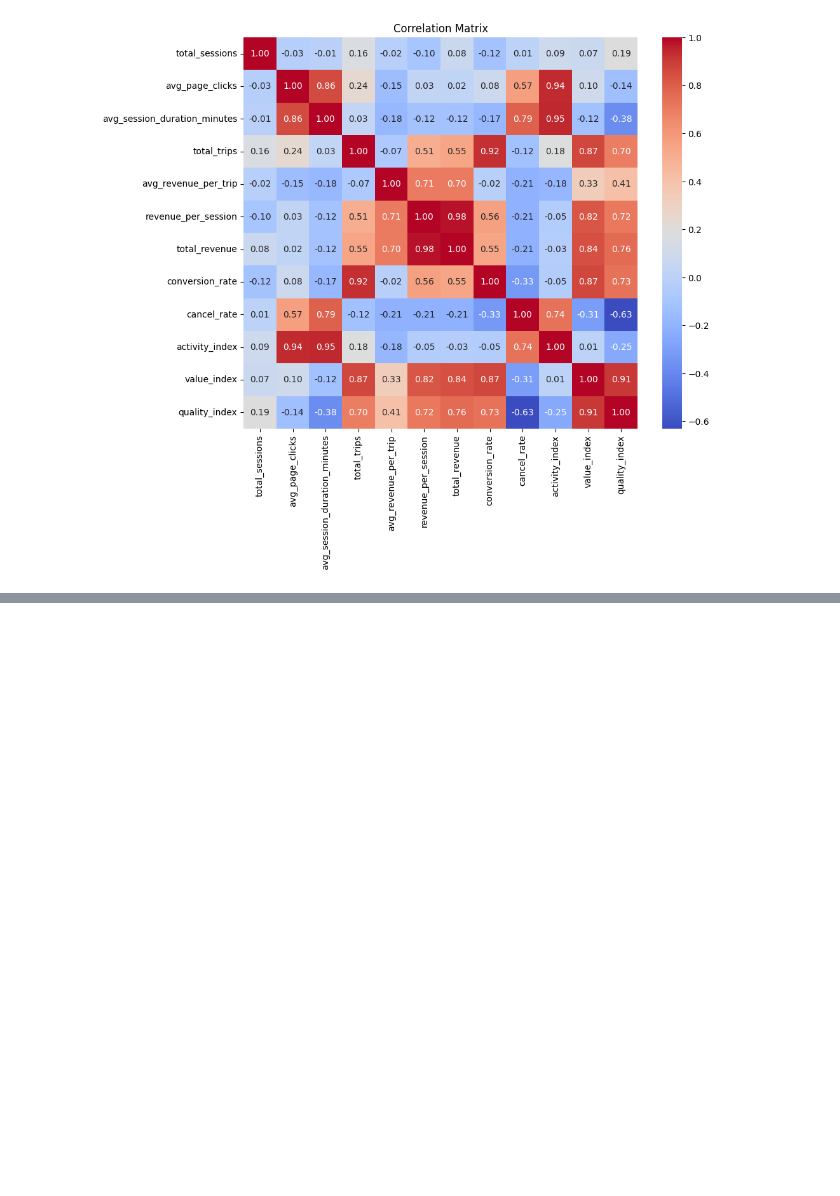
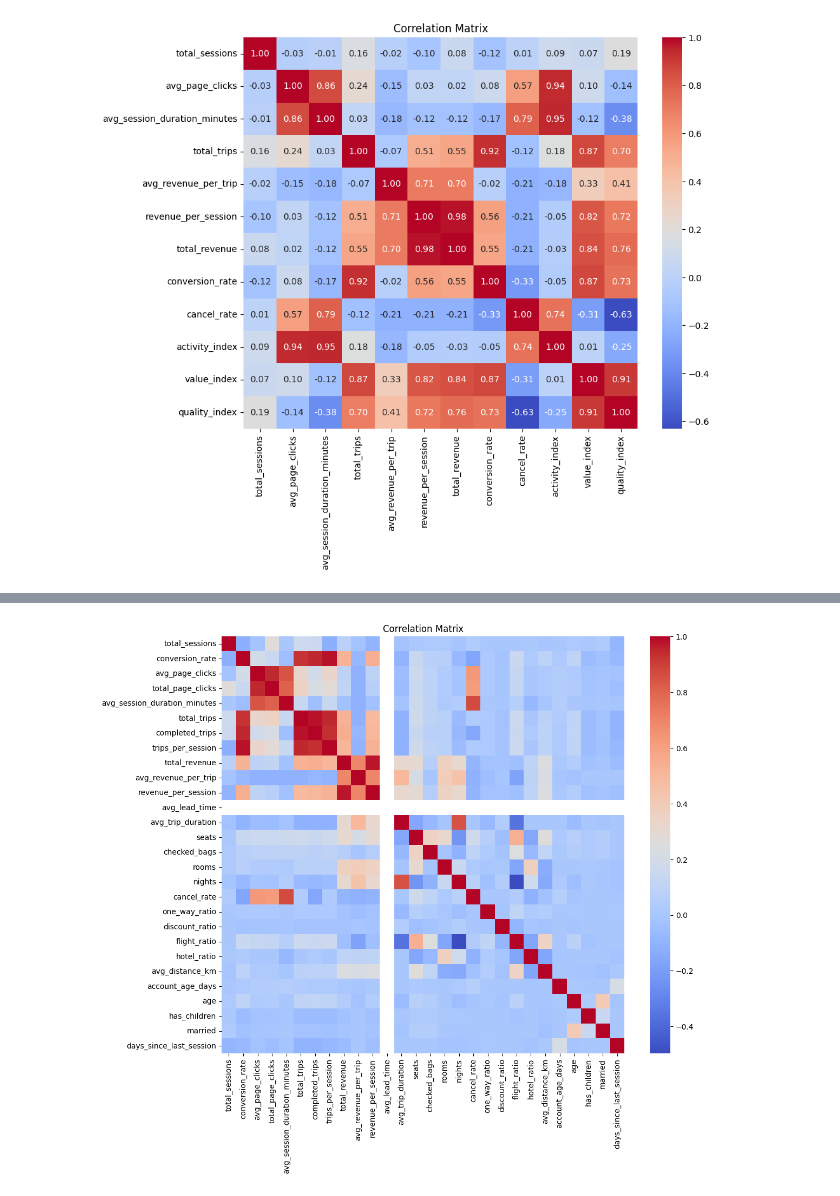
Before and after one commit to adrianmrizo/Client-Segmentation-Analysis, a Jupyter notebook: Adrian_Travel_Tide_Mastery_Project.ipynb, the cells around one changed output, grey strips where cells are left out. Saved outputs shown, nothing was run; the diff lists cells and outputs as text; code cells hidden in the pictures; blank space fills up the shorter version.

```diff
--- a/Adrian_Travel_Tide_Mastery_Project.ipynb
+++ b/Adrian_Travel_Tide_Mastery_Project.ipynb
@@ -835,0 +834,3 @@ A strong correlation exist between many features and indices. I'll recalculate t
+# %%
+#remove both segments from the rest of the dataset
+df_model = df[(df['has_trips'] == True) & (df['has_revenue'] == True) & (df['total_revenue'] <= threshold)].copy()
@@ -835,0 +950,27 @@ A strong correlation exist between many features and indices. I'll recalculate t
+# %%
+# Now Im goin to use the rest of the data to make a clustering with ML.
+# First I'll create a correlation Matrix
+# Need to prepeare the data for the matrix first
+df_corr = df_model.copy()
+
+# convert "last_session" to datetime and calculate "days_since_last_session"
+df_corr['last_session'] = pd.to_datetime(df_corr['last_session'])
+
+# Las day of the last month of our dataset
+reference_date = pd.to_datetime('2023-07-31')
+df_corr['days_since_last_session'] = (reference_date - df_corr['last_session']).dt.days
+
+
+# we don't these coulmns anymmore
+df_corr = df_corr.drop(columns = ['user_id', 'has_trips', 'has_revenue', 'last_session'])
+
+#convert features to numeric
+df_corr = df_corr.apply(pd.to_numeric, errors='coerce')
+
+# Inpute NaN valuees with 0
+df_corr = df_corr.fillna(0)
+
+# describe the result
+df_corr.shape
+df_corr.info()
+df_corr.head()
@@ -835,0 +1002,17 @@ A strong correlation exist between many features and indices. I'll recalculate t
+# %%
+#Now the corr matrix
+corr_matrix = df_corr.corr()
+# %%
+# and make a visual
+import seaborn as sns
+import matplotlib.pyplot as plt
+
+plt.figure(figsize=(12,10))
+
+sns.heatmap(corr_matrix, annot=False, cmap='coolwarm')
+
+plt.title("Correlation Matrix")
+
+plt.show()
+# %% [output]
+[figure, added]
```
Also changed, not shown: parts of 27 cells of this notebook.
